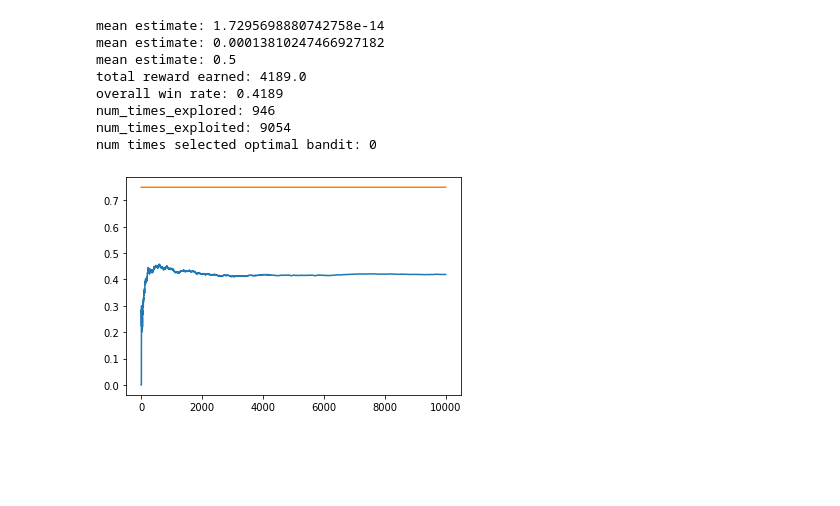
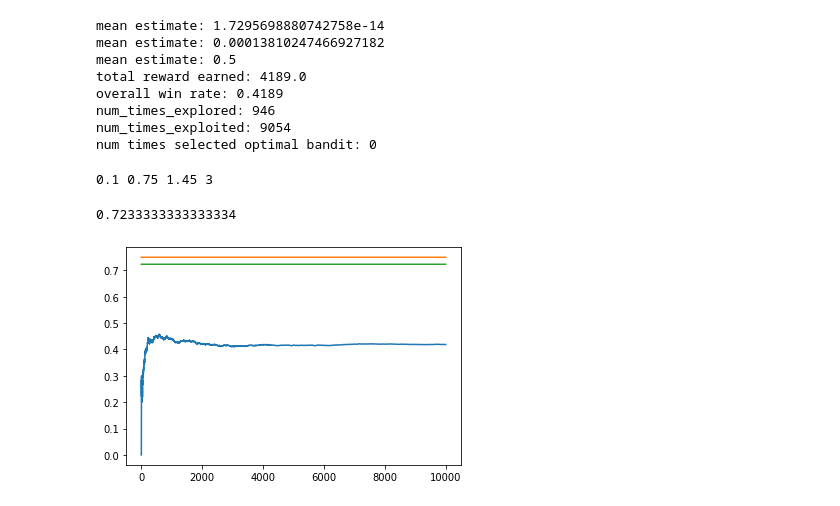
Before and after one commit to maggieliuzzi/reinforcement_learning, a Jupyter notebook: explore_exploit_dilemma/EpsilonGreedy.ipynb, the cells around one changed output. Cells and saved outputs as stored; diff of their text form; code cells hidden in the pictures; blank space fills up the shorter version.

Commit message:
Added expected return given epsilon

```diff
--- a/explore_exploit_dilemma/EpsilonGreedy.ipynb
+++ b/explore_exploit_dilemma/EpsilonGreedy.ipynb
@@ -100,12 +100,21 @@ overall win rate: 0.4189
 num_times_explored: 946
 num_times_exploited: 9054
 num times selected optimal bandit: 0
+# %%
+# expected return with epsilon
+print(EPS, np.max(BANDIT_PROBABILITIES), np.array(BANDIT_PROBABILITIES).sum(), len(BANDIT_PROBABILITIES))
+e_return = (1 - EPS) * np.max(BANDIT_PROBABILITIES) + EPS * (np.array(BANDIT_PROBABILITIES).sum() / len(BANDIT_PROBABILITIES))
+e_return
+# %% [output]
+0.1 0.75 1.45 3
+0.7233333333333334
 # %%
 ## Plots
 cumulative_rewards = np.cumsum(rewards)
 win_rates = cumulative_rewards / (np.arange(NUM_TRIALS) + 1)
-plt.plot(win_rates)
-plt.plot(np.ones(NUM_TRIALS) * np.max(BANDIT_PROBABILITIES))
+plt.plot(win_rates)  # blue
+plt.plot(np.ones(NUM_TRIALS) * np.max(BANDIT_PROBABILITIES))  # orange
+plt.plot(np.ones(NUM_TRIALS) * e_return)  # green
 plt.show()
 # %% [output]
-[figure, old version]
+[figure, new version]
```
